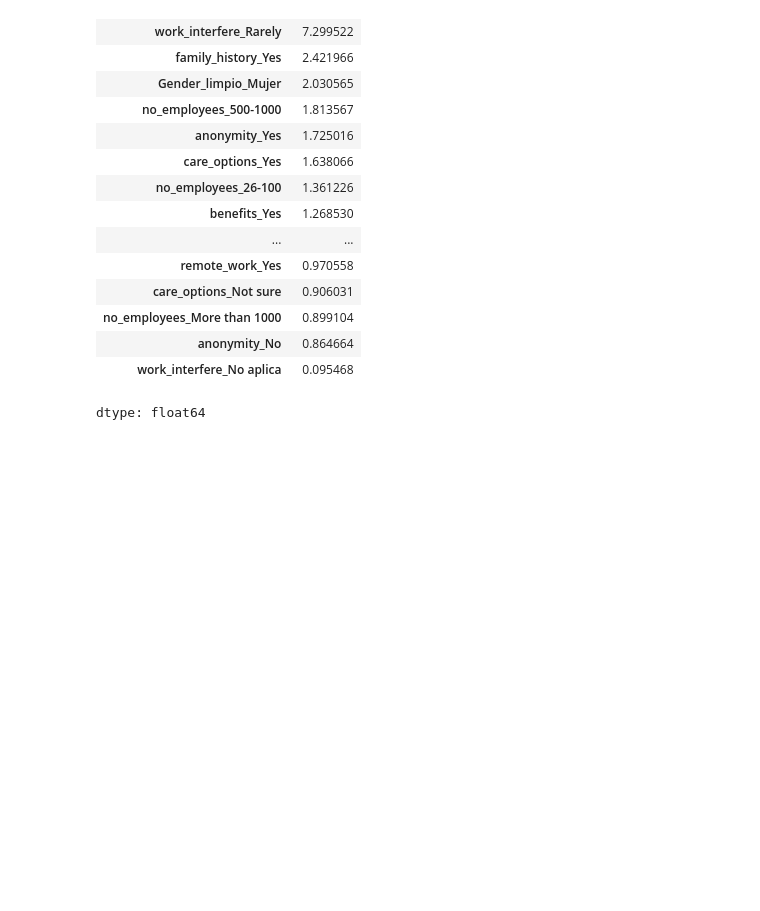
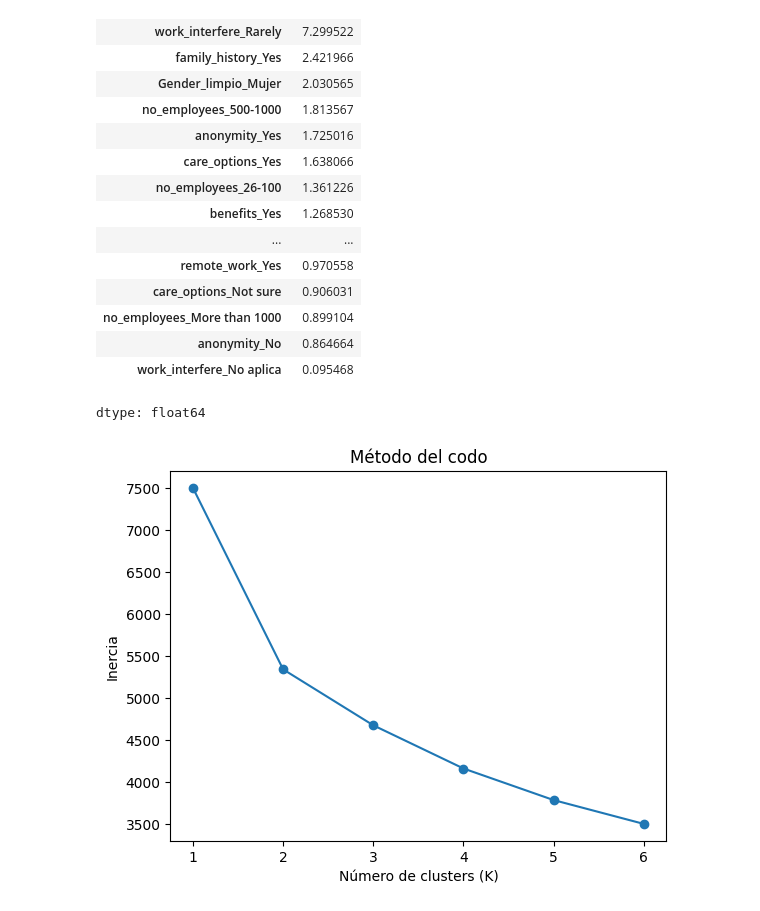
Before and after one commit to Davida4200/data-xperience-trabajo-final, a Jupyter notebook: survey_tl.ipynb, the cells around one changed output. Drawn from its saved outputs; the diff is of its cells as text; code cells hidden in the pictures; blank space fills up the shorter version.

Commit message:
Updated: Model 1 figures & Added model 2 (K-Means)

```diff
--- a/survey_tl.ipynb
+++ b/survey_tl.ipynb
@@ -252,0 +262,34 @@ dtype: float64
+# %%
+mapa_si_no = {"Yes": 1, "No": 0, "Don't know": 0.5, "Not sure": 0.5}
+mapa_leave = {"Very easy": 1, "Somewhat easy": 0.75, "Don't know": 0.5,
+              "Somewhat difficult": 0.25, "Very difficult": 0}
+
+df_cluster = pd.DataFrame()
+df_cluster["benefits"] = df["benefits"].map(mapa_si_no)
+df_cluster["care_options"] = df["care_options"].map(mapa_si_no)
+df_cluster["wellness_program"] = df["wellness_program"].map(mapa_si_no)
+df_cluster["seek_help"] = df["seek_help"].map(mapa_si_no)
+df_cluster["anonymity"] = df["anonymity"].map(mapa_si_no)
+df_cluster["leave"] = df["leave"].map(mapa_leave)
+# %%
+from sklearn.preprocessing import StandardScaler
+
+scaler = StandardScaler()
+X_cluster_scaled = scaler.fit_transform(df_cluster)
+# %%
+from sklearn.cluster import KMeans
+
+inercias = []
+for k in range(1, 7):
+    km = KMeans(n_clusters=k, random_state=42, n_init=10)
+    km.fit(X_cluster_scaled)
+    inercias.append(km.inertia_)
+
+plt.plot(range(1, 7), inercias, marker="o")
+plt.xlabel("Número de clusters (K)")
+plt.ylabel("Inercia")
+plt.title("Método del codo")
+plt.savefig("figures/05_codo_kmeans.png")
+plt.show()
+# %% [output]
+[figure, added]
```
Also changed, not shown: parts of 11 cells of this notebook.
